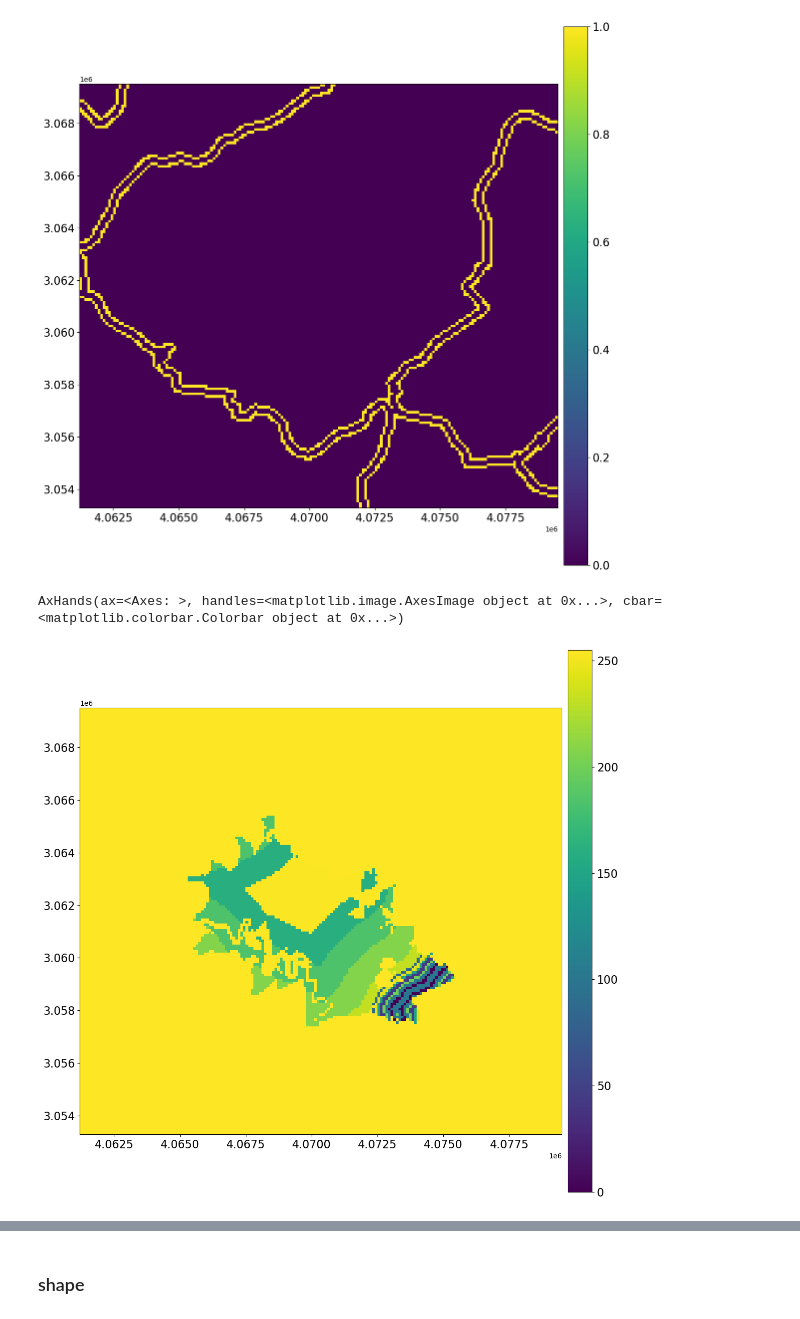
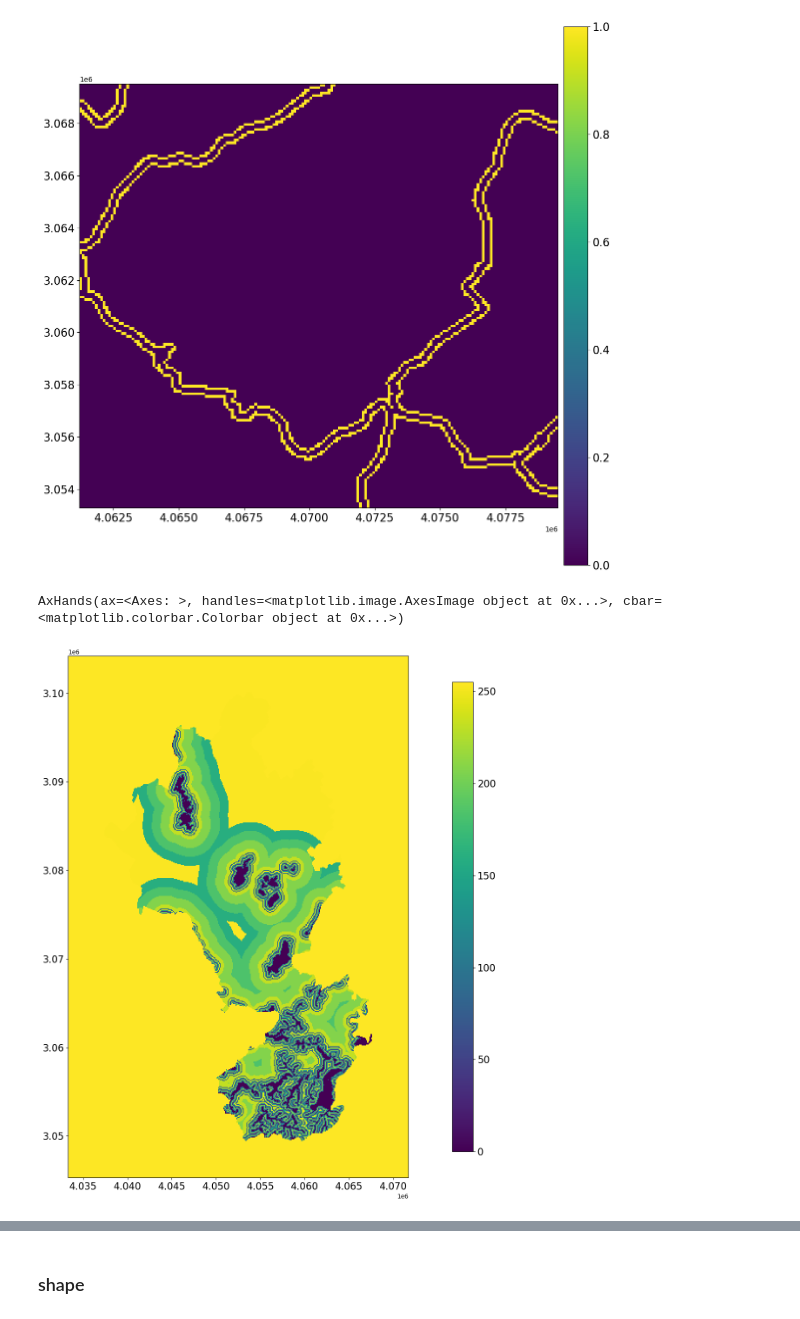
Before and after one commit to FZJ-IEK3-VSA/glaes, a Jupyter notebook: deletme_create_prior/plotting_prior_function_results.ipynb, the cells around one changed output, grey strips where cells are left out. Drawn from its saved outputs; the diff is of its cells as text; code cells hidden in the pictures.

Commit message:
#threshold and proximity running now

```diff
--- a/deletme_create_prior/plotting_prior_function_results.ipynb
+++ b/deletme_create_prior/plotting_prior_function_results.ipynb
@@ -40,0 +48,11 @@ array([[20, 20, 20, ..., 12, 23, 23],
+# %%
+reg_1 = gk.RegionMask.load("/fast/home/l-madeisky/models_IEK_3/IEK3_Models/ethos-installation/ethos_suite_repositories/glaes/deletme_create_prior/input/Natura2000_aachenClipped.shp", limitOne=False)
+# %%
+reg = gk.RegionMask.load("/fast/home/l-madeisky/models_IEK_3/IEK3_Models/ethos-installation/ethos_suite_repositories/glaes/deletme_create_prior/input/natura_xxx.shp", limitOne=False)
+# %%
+raster_1 = gk.raster.loadRaster("/fast/home/l-madeisky/models_IEK_3/IEK3_Models/ethos-installation/ethos_suite_repositories/glaes/deletme_create_prior/input/Natura2000_raster.tif")
+raster_matrix = gk.raster.extractMatrix(raster_1)
+ras_boolean = gk.raster.createRasterLike(source=raster_1, data=raster_matrix == 1, noData=0)
+vector_2 = gk.raster.polygonizeRaster(ras_boolean)
+#vector = gk.vector.createVector(vector_2)
+reg_1 = gk.RegionMask.load(vector_2)
@@ -47,5 +67,3 @@ print("Mean:", np.mean(arr))
 Min: 1
 Max: 41
 Mean: 16.140258473667547
-# %%
-reg = gk.RegionMask.load(region=shape_file, where="SITENAME='Kermeter'", padExtent=max(distances))
@@ -96,7 +116,7 @@ gk.drawRaster("/fast/home/l-madeisky/models_IEK_3/IEK3_Models/ethos-installation
 AxHands(ax=<Axes: >, handles=<matplotlib.image.AxesImage object at 0x...>, cbar=<matplotlib.colorbar.Colorbar object at 0x...>)
 [figure]
 # %%
-gk.drawRaster("/fast/home/l-madeisky/models_IEK_3/IEK3_Models/ethos-installation/ethos_suite_repositories/glaes/deletme_create_prior/output/agriculture_proximity/agriculture_proximity.tif")
+gk.drawRaster("/fast/home/l-madeisky/models_IEK_3/IEK3_Models/ethos-installation/ethos_suite_repositories/glaes/deletme_create_prior/output/agriculture_proximity/agriculture_proximityby_shape.tif")
 # %% [output]
 AxHands(ax=<Axes: >, handles=<matplotlib.image.AxesImage object at 0x...>, cbar=<matplotlib.colorbar.Colorbar object at 0x...>)
-[figure, old version]
+[figure, new version]
```
Also changed, not shown: parts of 13 cells of this notebook, 1 other file.
